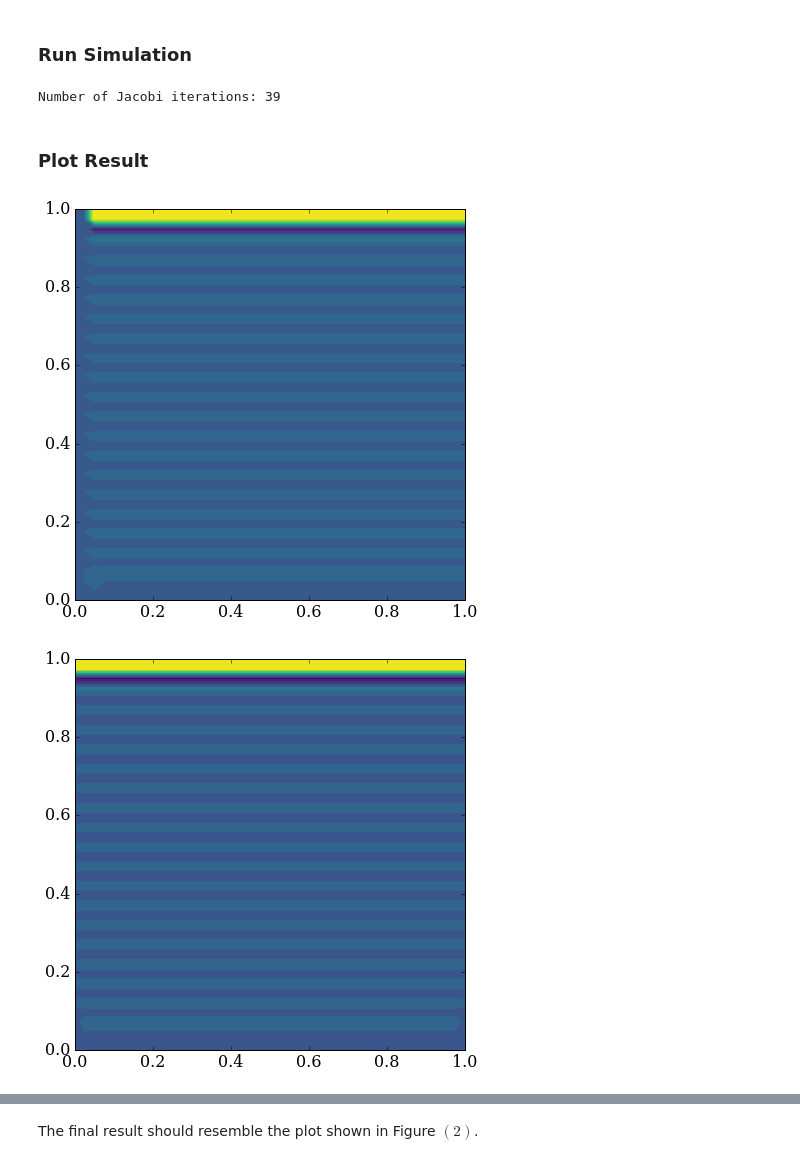
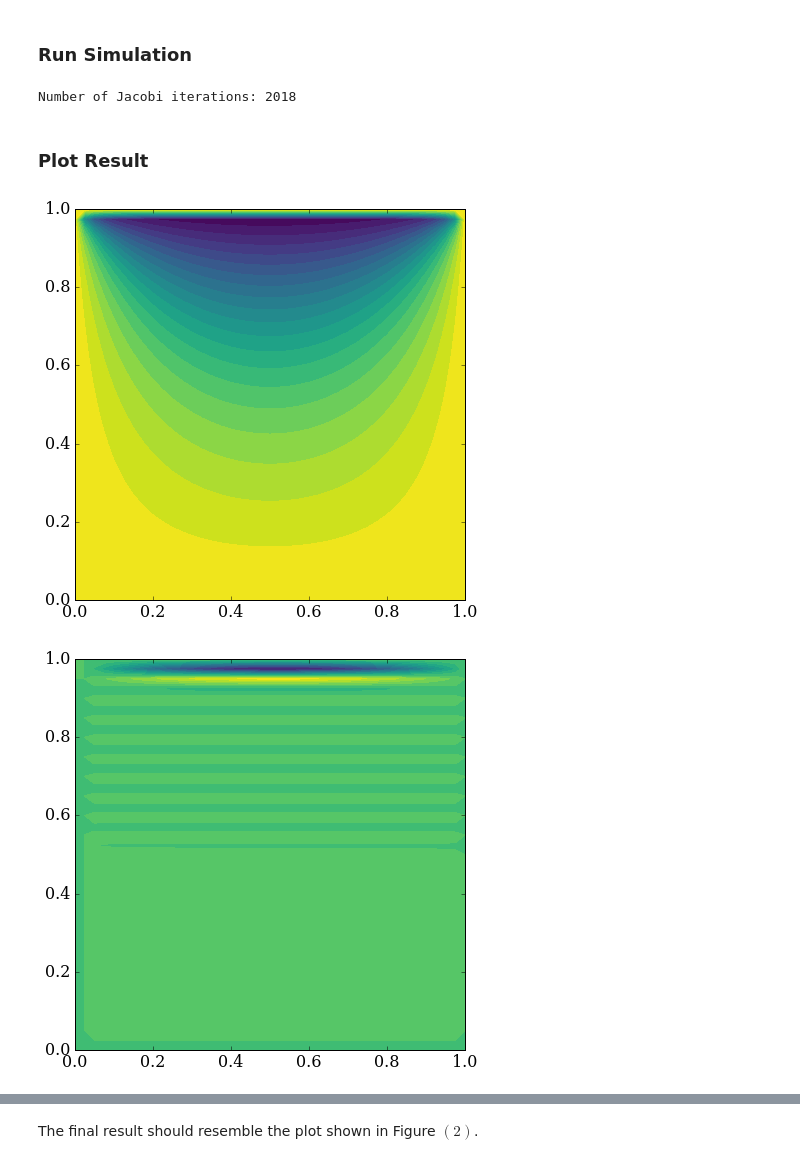
Before and after one commit to gavinconran/numerical-mooc, a Jupyter notebook: lessons/05_relax/05_05_Stokes.Flow.ipynb, the cells around one changed output, grey strips where cells are left out. Saved outputs shown, nothing was run; the diff lists cells and outputs as text; code cells hidden in the pictures.

```diff
--- a/lessons/05_relax/05_05_Stokes.Flow.ipynb
+++ b/lessons/05_relax/05_05_Stokes.Flow.ipynb
@@ -296,17 +301,20 @@ def poisson_2d(U, omega, psi, dx, dy, l1_target):
 # %% [markdown]
 ### Run Simulation
 # %%
-psi, omega, l2_conv = poisson_2d(U, psi.copy(), omega.copy(), dx, dy, l1_target)
+U, psi, omega, l2_conv = poisson_2d(U.copy(), psi.copy(), omega.copy(), dx, dy, l1_target)
 # %% [output]
-Number of Jacobi iterations: 39
+Number of Jacobi iterations: 2018
 # %% [markdown]
 ### Plot Result
 # %%
+pyplot.figure(figsize=(7,7))
+pyplot.contourf(x,y,U,20, cmap=cm.viridis);
+
 pyplot.figure(figsize=(7,7))
 pyplot.contourf(x,y,omega,20, cmap=cm.viridis);
 
 pyplot.figure(figsize=(7,7))
 pyplot.contourf(x,y,psi,20, cmap=cm.viridis);
 # %% [output]
-[figure, old version]
+[figure, new version]
-[figure, old version]
+[figure, new version]
```
Also changed, not shown: parts of 2 cells of this notebook.
